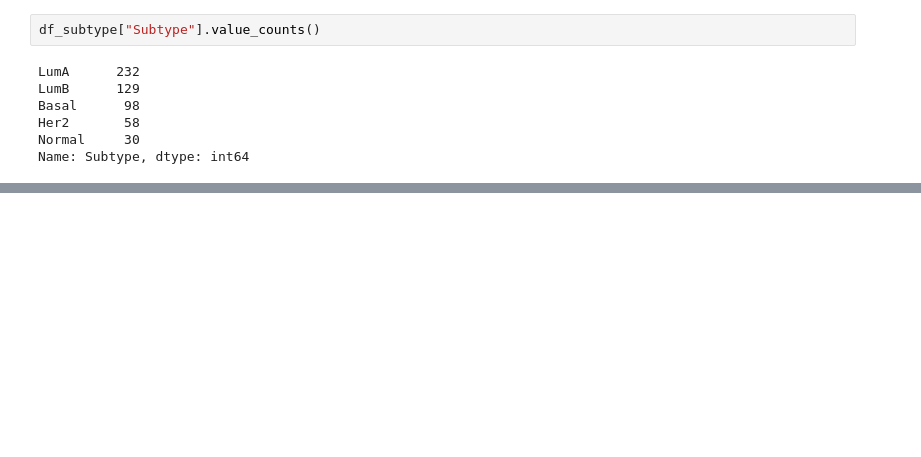
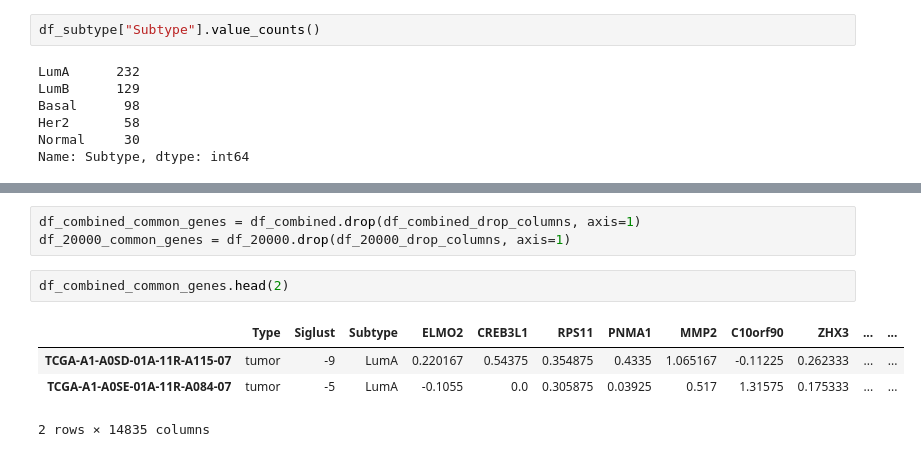
Before and after one commit to jcavalca/breast-cancer-research, a Jupyter notebook: random_forest.ipynb, the cells around one changed output, grey strips where cells are left out. Cells and saved outputs as stored; diff of their text form; blank space fills up the shorter version.

```diff
--- a/random_forest.ipynb
+++ b/random_forest.ipynb
@@ -172,0 +209,10 @@ Name: Subtype, dtype: int64
+# %%
+df_combined_common_genes = df_combined.drop(df_combined_drop_columns, axis=1)
+df_20000_common_genes = df_20000.drop(df_20000_drop_columns, axis=1)
+# %%
+df_combined_common_genes.head(2)
+# %% [output]
+|  | Type | Siglust | Subtype | ELMO2 | CREB3L1 | RPS11 | PNMA1 | MMP2 | C10orf90 | ZHX3 | ... | ... |
+| TCGA-A1-A0SD-01A-11R-A115-07 | tumor | -9 | LumA | 0.220167 | 0.54375 | 0.354875 | 0.4335 | 1.065167 | -0.11225 | 0.262333 | ... | ... |
+| TCGA-A1-A0SE-01A-11R-A084-07 | tumor | -5 | LumA | -0.1055 | 0.0 | 0.305875 | 0.03925 | 0.517 | 1.31575 | 0.175333 | ... | ... |
+2 rows × 14835 columns
```
Also changed, not shown: parts of 21 cells of this notebook.
